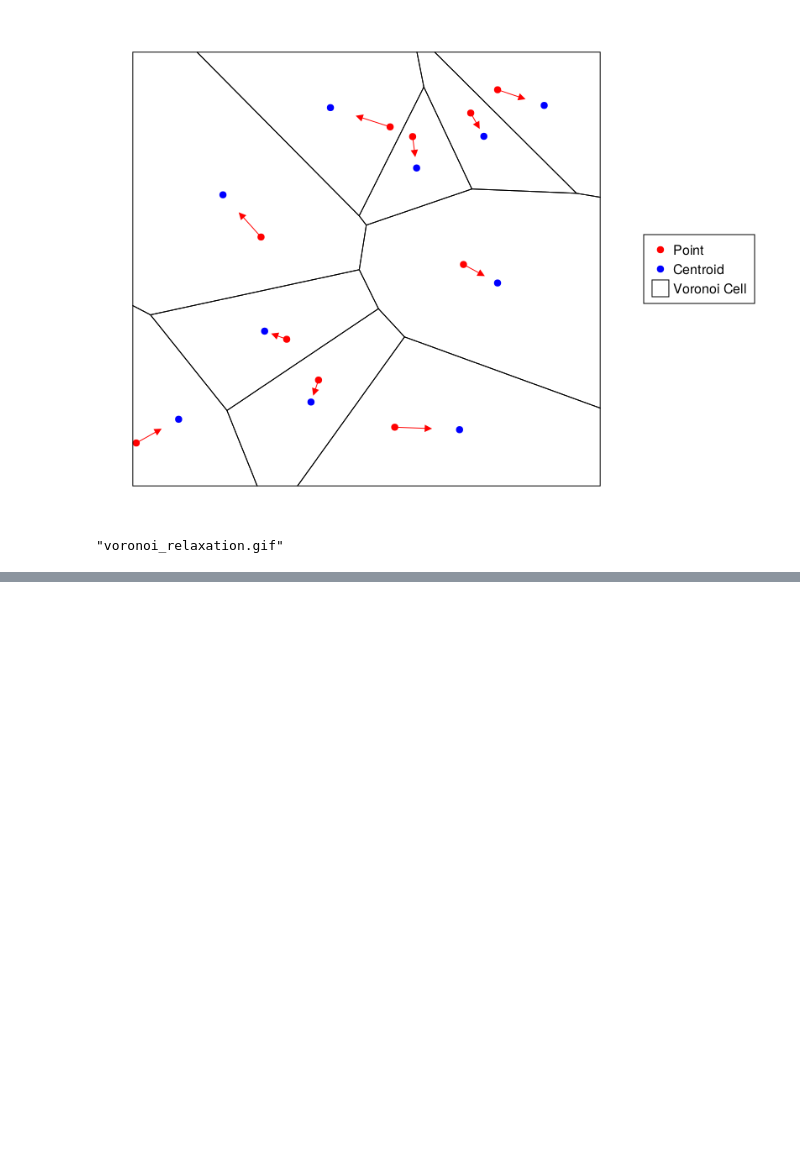
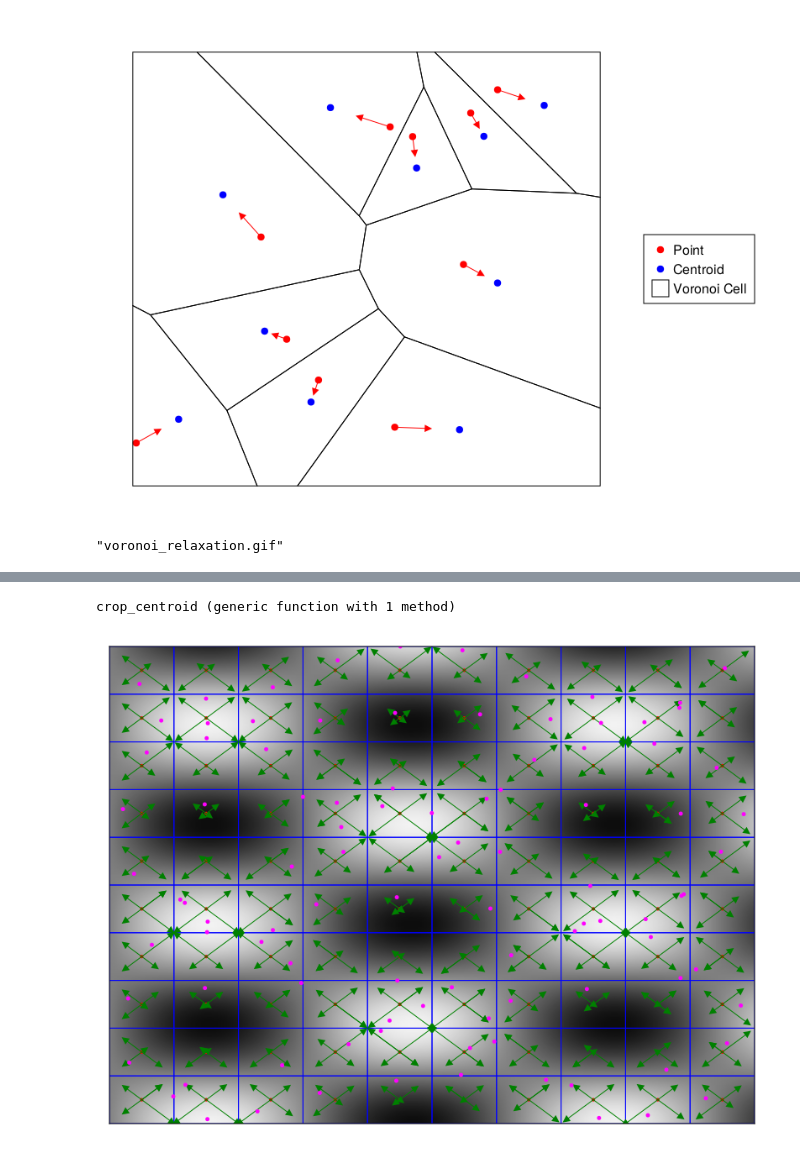
Before and after one commit to simonabj/CreativeCoding, a Jupyter notebook: WeightedVoronoiStipeling/Workbook.ipynb, the cells around one changed output, grey strips where cells are left out. Drawn from its saved outputs; the diff is of its cells as text; code cells hidden in the pictures; blank space fills up the shorter version.

```diff
--- a/WeightedVoronoiStipeling/Workbook.ipynb
+++ b/WeightedVoronoiStipeling/Workbook.ipynb
@@ -248,0 +193,54 @@ finish!(prog)
+# %%
+# Now, lets implement a function that calculates the centroid but is weighted by the data at each point
+
+function weighted_direction(polygon, weights)
+    center = centroid(polygon)
+
+    # Get a vector from center to each vertex in polygon
+    vert_dir = map(p -> p .- center, polygon) .* weights
+
+    # Lastly, move the center by the sum of the vectors
+    return vert_dir
+end
+
+function weighted_centroid(polygon, weights)
+    center = centroid(polygon)
+    vert_dir = map(p -> p .- center, polygon) .* weights
+    return center + sum(vert_dir)
+end
+
+crop_centroid(center, bbox) = Point2(min(max(center[1], bbox.LowerLeft[1]), bbox.UpperRight[1]), min(max(center[2], bbox.LowerLeft[2]), bbox.UpperRight[2]))
+# %% [output]
+crop_centroid (generic function with 1 method)
+# %%
+# Lets visualize it
+
+# Start by getting the weights at each vertex, and then calculate the weighted centroid
+dirs = weighted_direction.(img_tess.Cells, [img_F.(P) for P in img_tess.Cells])
+
+# new_centers = [p + sum(d) for (p,d) in zip(P, dirs)] .|> (p -> crop_centroid(p, img_bbox))
+new_centers = weighted_centroid.(img_tess.Cells, [img_F.(P) for P in img_tess.Cells]) .|> (p -> crop_centroid(p, img_bbox))
+
+fig = Figure()
+ax = Makie.Axis(fig[1,1])
+hidedecorations!(ax)
+
+# Get polys
+img_polys = Polygon.(img_tess.Cells)
+
+img_plot = image!(ax, img, colormap=:grays)
+scat_plot = scatter!(ax, P, color=:red, markersize=6)
+poly_plot = poly!.(Ref(ax), img_polys, color=:transparent, strokewidth=1, strokecolor=:blue)
+
+# Add the weighted centroids
+for i in eachindex(dirs)
+    for j in eachindex(dirs[i])
+        arrows!(ax, P[i,:], dirs[i][j,:], color=:green, strokewidth=1)
+    end
+end
+
+scatter!(ax, new_centers, color=:magenta, markersize=7)
+
+fig
+# %% [output]
+[figure, added]
```
Also changed, not shown: parts of 10 cells of this notebook, 1 other file.
